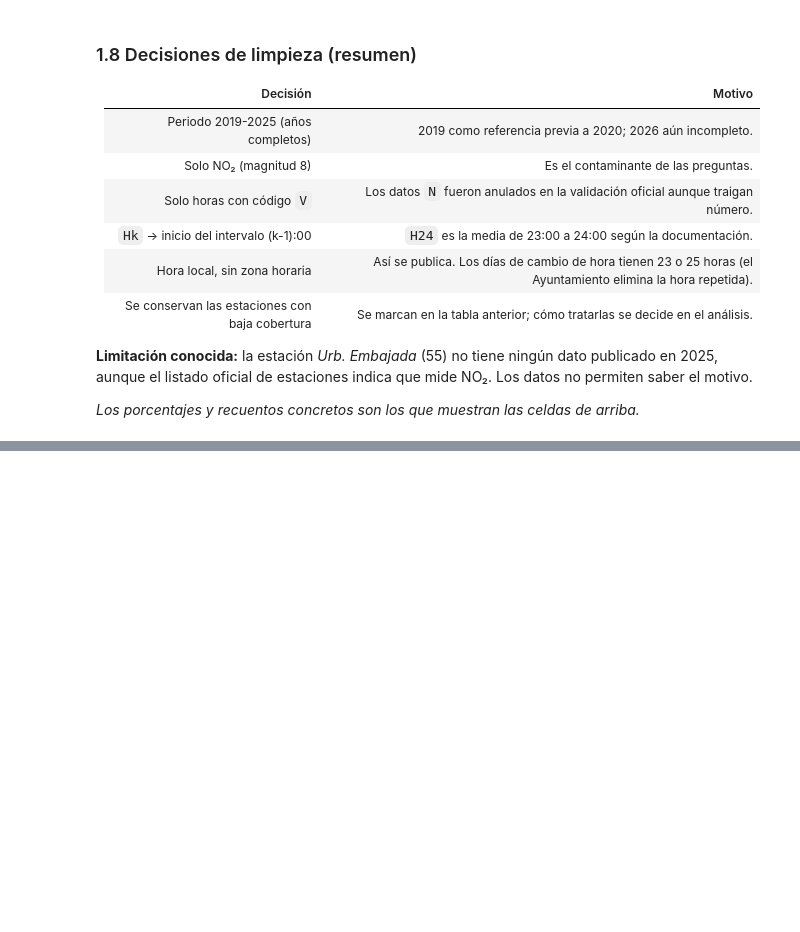
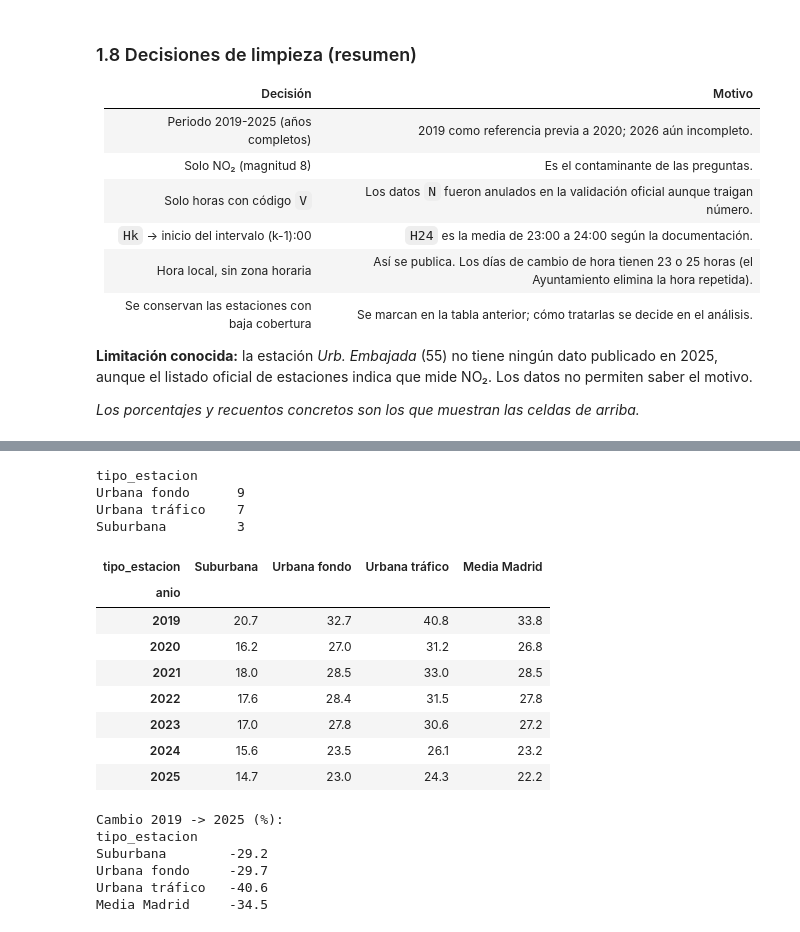
Before and after one commit to funki79/calidad-aire-madrid, a Jupyter notebook: notebooks/analisis.ipynb, the cells around one changed output, grey strips where cells are left out. Cells and saved outputs as stored; diff of their text form; code cells hidden in the pictures; blank space fills up the shorter version.

```diff
--- a/notebooks/analisis.ipynb
+++ b/notebooks/analisis.ipynb
@@ -234,0 +250,24 @@ aunque el listado oficial de estaciones indica que mide NO₂. Los datos no perm
+# %%
+import matplotlib.pyplot as plt
+
+FUENTE = "Fuente: Ayuntamiento de Madrid, Portal de Datos Abiertos (CC BY 4.0). Elaboración propia."
+
+no2_limpio["anio"] = no2_limpio["fecha_hora"].dt.year
+
+# Media anual de cada estación, junto con su cobertura (% de horas con dato válido)
+medias_anuales = (
+    no2_limpio.groupby(["nombre_estacion", "tipo_estacion", "anio"])["valor"]
+    .mean()
+    .rename("media")
+    .reset_index()
+)
+cob_larga = cobertura.stack().rename("cobertura").reset_index().rename(columns={"año": "anio"})
+medias_anuales = medias_anuales.merge(cob_larga, on=["nombre_estacion", "anio"])
+
+# Solo cuentan las medias anuales con al menos el 90 % de horas
+medias_validas = medias_anuales[medias_anuales["cobertura"] >= 90]
+
+# Estaciones que cumplen el 90 % los siete años (grupo fijo para comparar años)
+estaciones_fijas = cobertura.index[(cobertura >= 90).all(axis=1)]
+print(len(estaciones_fijas), "estaciones con datos suficientes todos los años")
+print("Excluidas del grupo fijo:", sorted(set(cobertura.index) - set(estaciones_fijas)))
@@ -234,0 +283,34 @@ aunque el listado oficial de estaciones indica que mide NO₂. Los datos no perm
+# %%
+fijas = medias_validas[medias_validas["nombre_estacion"].isin(estaciones_fijas)]
+
+# Estaciones del grupo fijo por tipo
+print(fijas.drop_duplicates("nombre_estacion")["tipo_estacion"].value_counts().to_string(), "\n")
+
+evolucion = fijas.pivot_table(index="anio", columns="tipo_estacion", values="media", aggfunc="mean")
+evolucion["Media Madrid"] = fijas.groupby("anio")["media"].mean()
+evolucion.round(1)
+# %% [output]
+tipo_estacion
+Urbana fondo      9
+Urbana tráfico    7
+Suburbana         3
+| tipo_estacion | Suburbana | Urbana fondo | Urbana tráfico | Media Madrid |
+| anio |  |  |  |  |
+| 2019 | 20.7 | 32.7 | 40.8 | 33.8 |
+| 2020 | 16.2 | 27.0 | 31.2 | 26.8 |
+| 2021 | 18.0 | 28.5 | 33.0 | 28.5 |
+| 2022 | 17.6 | 28.4 | 31.5 | 27.8 |
+| 2023 | 17.0 | 27.8 | 30.6 | 27.2 |
+| 2024 | 15.6 | 23.5 | 26.1 | 23.2 |
+| 2025 | 14.7 | 23.0 | 24.3 | 22.2 |
+# %%
+cambio = (evolucion.loc[2025] / evolucion.loc[2019] - 1) * 100
+print("Cambio 2019 -> 2025 (%):")
+print(cambio.round(1).to_string())
+# %% [output]
+Cambio 2019 -> 2025 (%):
+tipo_estacion
+Suburbana        -29.2
+Urbana fondo     -29.7
+Urbana tráfico   -40.6
+Media Madrid     -34.5
```
Also changed, not shown: parts of 5 cells of this notebook.
